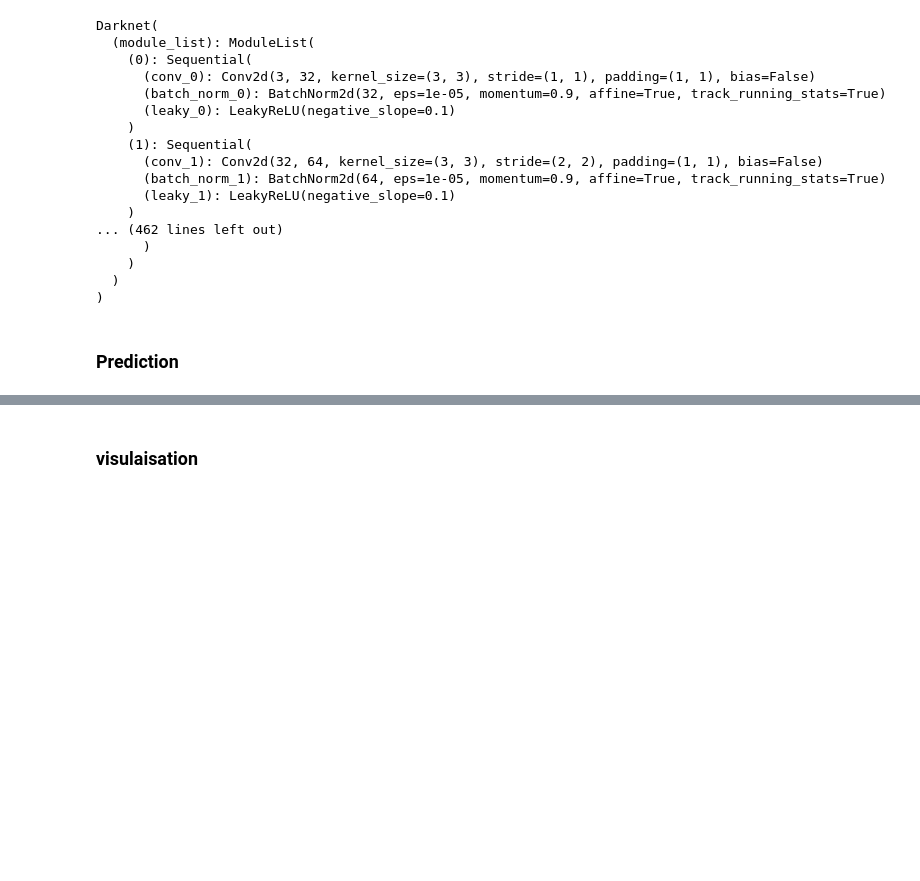
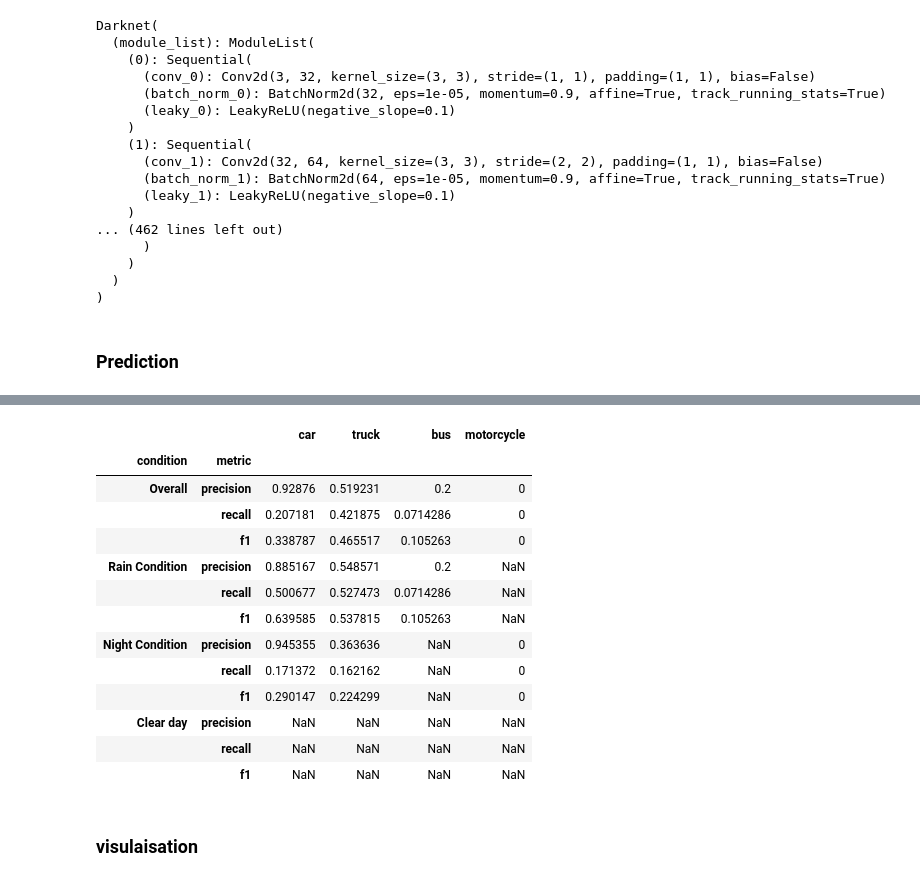
Before and after one commit to ehsantaati/ObjectDetection_Compare_BU, a Jupyter notebook: Final_report2ndDraft.ipynb, the cells around one changed output, grey strips where cells are left out. Drawn from its saved outputs; the diff is of its cells as text; code cells hidden in the pictures; blank space fills up the shorter version.

Commit message:
adding the statistical dataframes for each model

```diff
--- a/Final_report2ndDraft.ipynb
+++ b/Final_report2ndDraft.ipynb
@@ -301,6 +302,24 @@ class_not_detected_night = {k: cls_cnt_night.get(k, 0) - correct_notcorrect_nigh
 correct_notcorrect_clear ={k:class_correct_YOLO_clear.get(k, 0) + class_notcorrect_YOLO_clear.get(k, 0) for k in set(class_correct_YOLO_clear)}
 
 class_not_detected_clear = {k: cls_cnt_clear.get(k, 0) - correct_notcorrect_clear.get(k, 0) for k in set(cls_cnt_clear)}
+# %%
+arrays = [['Overall','Overall','Overall','Rain Condition', 'Rain Condition', 'Rain Condition', 'Night Condition', 'Night Condition', 'Night Condition', 'Clear day', 'Clear day','Clear day']
+          ,['precision', 'recall', 'f1','precision', 'recall', 'f1','precision', 'recall', 'f1','precision', 'recall', 'f1']]
+tuples = list(zip(*arrays))
+index = pd.MultiIndex.from_tuples(tuples, names=['condition', 'metric'])
+Yolo_stats = pd.DataFrame(index=index,
+                      columns=['car','truck','bus','motorcycle'])
+# %%
+def precision(TP,FP):
+
+    return division(TP,TP+FP)
+
+def recall(TP,FN):
+
+    return division(TP,TP+FN)
+
+def F1(precision,recall):
+    return 2*(division(precision*recall,precision+recall))
 # %%
 print(color.BOLD + 'YOLO Overall' + color.END)
 print(f'Accuracy of the YOLOV3 on the {frames_list.shape[0]} test images: {100 * correct /frames_list.shape[0]:0.2f}%\n'
@@ -372,6 +444,23 @@ precision of bus: 0.20
 precision of motorcycle: 0.00
 recall of motorcycle: 0.00
 F1 of motorcycle: 0.00
+# %%
+Yolo_stats
+# %% [output]
+|  |  | car | truck | bus | motorcycle |
+| condition | metric |  |  |  |  |
+| Overall | precision | 0.92876 | 0.519231 | 0.2 | 0 |
+|  | recall | 0.207181 | 0.421875 | 0.0714286 | 0 |
+|  | f1 | 0.338787 | 0.465517 | 0.105263 | 0 |
+| Rain Condition | precision | 0.885167 | 0.548571 | 0.2 | NaN |
+|  | recall | 0.500677 | 0.527473 | 0.0714286 | NaN |
+|  | f1 | 0.639585 | 0.537815 | 0.105263 | NaN |
+| Night Condition | precision | 0.945355 | 0.363636 | NaN | 0 |
+|  | recall | 0.171372 | 0.162162 | NaN | 0 |
+|  | f1 | 0.290147 | 0.224299 | NaN | 0 |
+| Clear day | precision | NaN | NaN | NaN | NaN |
+|  | recall | NaN | NaN | NaN | NaN |
+|  | f1 | NaN | NaN | NaN | NaN |
 # %% [markdown]
 ### visulaisation
 # %%
```
Also changed, not shown: parts of 14 cells of this notebook.
